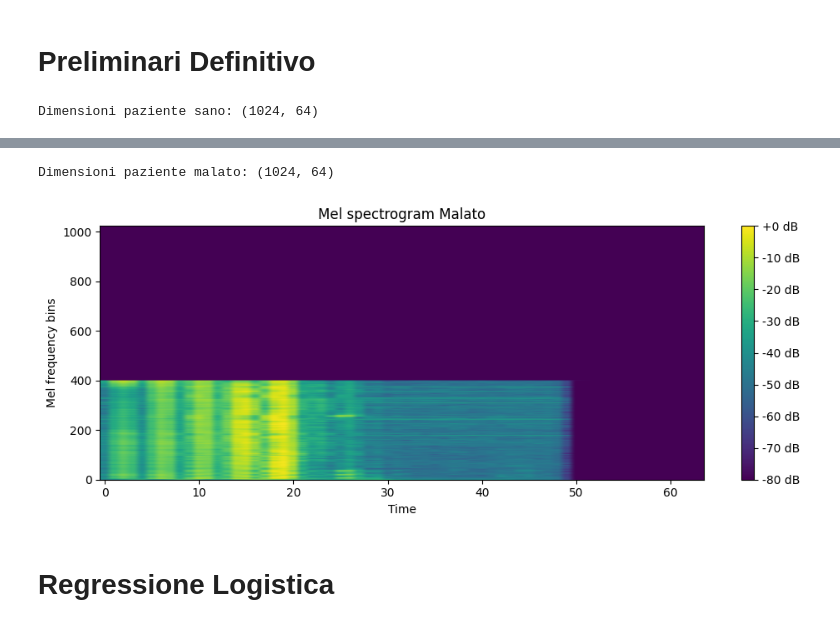
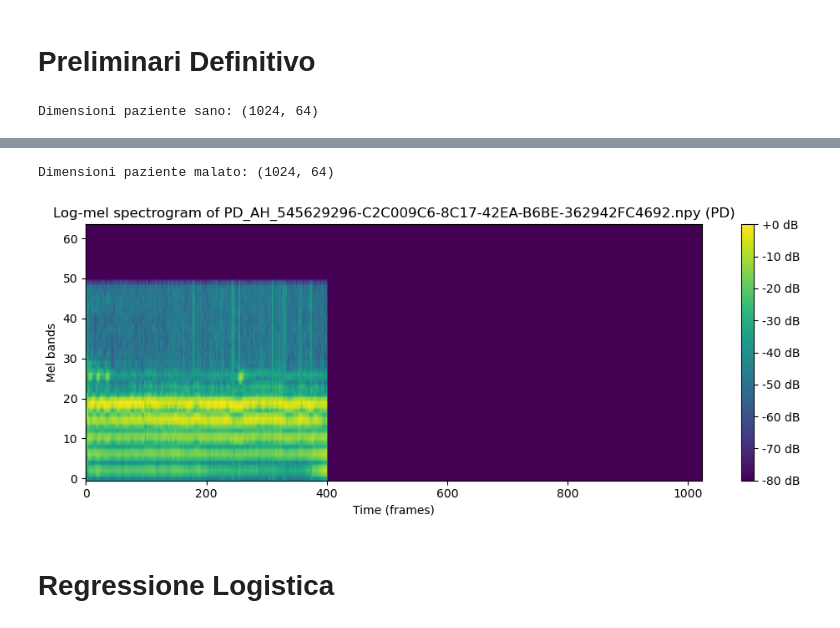
Before and after one commit to tratom/fcul-dl-project, a Jupyter notebook: logistic_regression.ipynb, the cells around one changed output, grey strips where cells are left out. Drawn from its saved outputs; the diff is of its cells as text; code cells hidden in the pictures.

Commit message:
fixed conflicts and paths

```diff
--- a/logistic_regression.ipynb
+++ b/logistic_regression.ipynb
@@ -12,5 +12,6 @@ import pandas as pd
 # === Percorsi ===
 PD_PATH = Path('data-source/audio/PD_AH')
 HC_PATH = Path('data-source/audio/HC_AH')
+SPEC_PATH = Path('artifacts/mel_specs')
 
-OUTPUT = Path('artifacts/mel_specs')
+OUTPUT_PATH = Path('artifacts')
@@ -35,78 +18,30 @@ process_audio_files(HC_PATH, OUTPUT)
 # %%
 # === Visualizza un esempio sano ===
-pippo_sano = np.load(OUTPUT / 'HC_AH_121A_BD5BA248-E807-4CB9-8B53-47E7FFE5F8E2.npy')
-print("Dimensioni paziente sano:", pippo_sano.shape)
+healty = np.load(SPEC_PATH / 'HC_AH_121A_BD5BA248-E807-4CB9-8B53-47E7FFE5F8E2.npy')
+print("Dimensioni paziente sano:", healty.shape)
 plt.figure(figsize=(10, 4))
-plt.imshow(pippo_sano, aspect='auto', origin='lower')
-plt.colorbar(format='%+2.0f dB')
-plt.title('Mel spectrogram Sano')
-plt.xlabel('Time')
-plt.ylabel('Mel frequency bins')
+plt.imshow(healty.T, aspect="auto", origin="lower")
+plt.colorbar(format="%+2.0f dB")
+plt.title(f"Log-mel spectrogram of HC_AH_121A_BD5BA248-E807-4CB9-8B53-47E7FFE5F8E2.npy (HC)")
+plt.xlabel("Time (frames)")
+plt.ylabel("Mel bands")
 plt.tight_layout()
 plt.show()
+plt.clf()
+plt.close()
 
 # === Visualizza un esempio malato ===
-pippo = np.load(OUTPUT / 'PD_AH_545629296-C2C009C6-8C17-42EA-B6BE-362942FC4692.npy')
-print("Dimensioni paziente malato:", pippo.shape)
+sick = np.load(SPEC_PATH / 'PD_AH_545629296-C2C009C6-8C17-42EA-B6BE-362942FC4692.npy')
+print("Dimensioni paziente malato:", sick.shape)
 plt.figure(figsize=(10, 4))
-plt.imshow(pippo, aspect='auto', origin='lower')
-plt.colorbar(format='%+2.0f dB')
-plt.title('Mel spectrogram Malato')
-plt.xlabel('Time')
-plt.ylabel('Mel frequency bins')
+plt.imshow(sick.T, aspect="auto", origin="lower")
+plt.colorbar(format="%+2.0f dB")
+plt.title(f"Log-mel spectrogram of PD_AH_545629296-C2C009C6-8C17-42EA-B6BE-362942FC4692.npy (PD)")
+plt.xlabel("Time (frames)")
+plt.ylabel("Mel bands")
 plt.tight_layout()
 plt.show()
-
-
-import parselmouth
-from parselmouth.praat import call
-from pathlib import Path
-
-# === Funzione per estrarre feature da un file audio ===
-def extract_features(file_path):
-    snd = parselmouth.Sound(str(file_path))
-
-    # pitch & harmonicity
-    pitch = call(snd, "To Pitch", 0.0, 75, 600)
-    pointProcess = call(snd, "To PointProcess (periodic, cc)", 75, 500)
-    harmonicity = call(snd, "To Harmonicity (cc)", 0.01, 75, 0.1, 1.0)
-
-    # shimmer & jitter
-    local_jitter = call(pointProcess, "Get jitter (local)", 0.0, 0.0, 0.0001, 0.02, 1.3)
-    local_abs_jitter = call(pointProcess, "Get jitter (local, absolute)", 0.0, 0.0, 0.0001, 0.02, 1.3)
-    rap_jitter = call(pointProcess, "Get jitter (rap)", 0.0, 0.0, 0.0001, 0.02, 1.3)
-    ppq5_jitter = call(pointProcess, "Get jitter (ppq5)", 0.0, 0.0, 0.0001, 0.02, 1.3)
-    ddp_jitter = call(pointProcess, "Get jitter (ddp)", 0.0, 0.0, 0.0001, 0.02, 1.3)
-
-    local_shimmer = call([snd, pointProcess], "Get shimmer (local)", 0.0, 0.0, 0.0001, 0.02, 1.3, 1.6)
-    localdb_shimmer = call([snd, pointProcess], "Get shimmer (local_dB)", 0.0, 0.0, 0.0001, 0.02, 1.3, 1.6)
-    apq3_shimmer = call([snd, pointProcess], "Get shimmer (apq3)", 0.0, 0.0, 0.0001, 0.02, 1.3, 1.6)
-    apq5_shimmer = call([snd, pointProcess], "Get shimmer (apq5)", 0.0, 0.0, 0.0001, 0.02, 1.3, 1.6)
-    apq11_shimmer = call([snd, pointProcess], "Get shimmer (apq11)", 0.0, 0.0, 0.0001, 0.02, 1.3, 1.6)
-    dda_shimmer = call([snd, pointProcess], "Get shimmer (dda)", 0.0, 0.0, 0.0001, 0.02, 1.3, 1.6)
-
-    # harmonic-to-noise ratio
-    hnr = call(harmonicity, "Get mean", 0.0, 0.0)
-
-    # pitch stats
-    meanF0 = call(pitch, "Get mean", 0, 0, "Hertz")
-    stdevF0 = call(pitch, "Get standard deviation", 0, 0, "Hertz")
-
-    return {
-        "meanF0": meanF0,
-        "stdevF0": stdevF0,
-        "hnr": hnr,
-        "localJitter": local_jitter,
-        "localabsoluteJitter": local_abs_jitter,
-        "rapJitter": rap_jitter,
-        "ppq5Jitter": ppq5_jitter,
-        "ddpJitter": ddp_jitter,
-        "localShimmer": local_shimmer,
-        "localdbShimmer": localdb_shimmer,
-        "apq3Shimmer": apq3_shimmer,
-        "apq5Shimmer": apq5_shimmer,
-        "apq11Shimmer": apq11_shimmer,
-        "ddaShimmer": dda_shimmer,
-    }
+plt.clf()
+plt.close()
 # %% [output]
 Dimensioni paziente sano: (1024, 64)
@@ -114,2 +49,2 @@ Dimensioni paziente sano: (1024, 64)
 Dimensioni paziente malato: (1024, 64)
-[figure, old version]
+[figure, new version]
```
Also changed, not shown: parts of 7 cells of this notebook, 4 other files.
